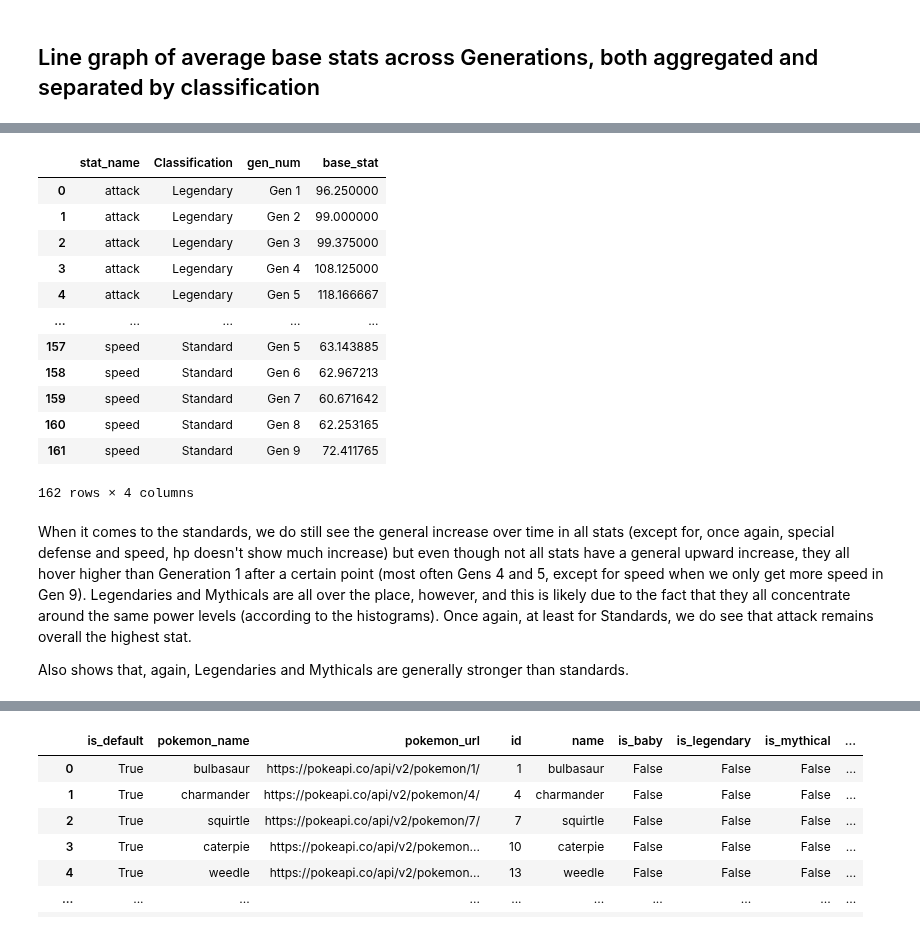
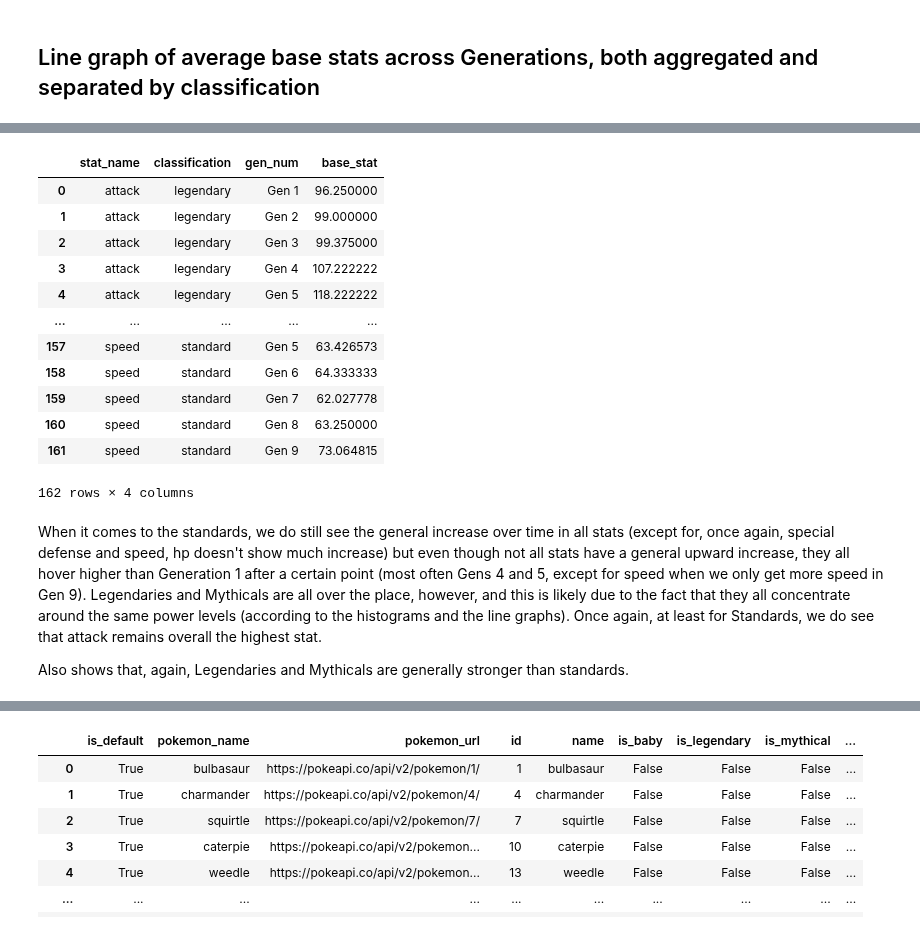
Before and after one commit to AEG-1309/me204-final-project, a Jupyter notebook: notebooks/NB03-AEG1309-Data-Analysis.ipynb, the cells around one changed output, grey strips where cells are left out. Drawn from its saved outputs; the diff is of its cells as text; code cells hidden in the pictures.

```diff
--- a/notebooks/NB03-AEG1309-Data-Analysis.ipynb
+++ b/notebooks/NB03-AEG1309-Data-Analysis.ipynb
@@ -345,0 +354,4 @@ Overall, I think the faceted histograms did the best job displaying the data.
+# %%
+df_stats = df_stats.rename(columns = {'name':'pokemon_name'})
+# %%
+merge_df = pd.merge(df_base,df_stats,how='left',on='pokemon_name').drop(columns = 'id_y').rename(columns = {'id_x':'id'})
@@ -410,24 +422,22 @@ df_stats
 # %%
 dfsc = (
-    df_stats
-    .groupby(['stat_name','Classification','gen_num'], as_index = False)
+    merge_df
+    .groupby(['stat_name','classification','gen_num'], as_index = False)
     ['base_stat'].mean()
 )
-
-dfsc
 # %% [output]
-|  | stat_name | Classification | gen_num | base_stat |
-| 0 | attack | Legendary | Gen 1 | 96.250000 |
-| 1 | attack | Legendary | Gen 2 | 99.000000 |
-| 2 | attack | Legendary | Gen 3 | 99.375000 |
-| 3 | attack | Legendary | Gen 4 | 108.125000 |
-| 4 | attack | Legendary | Gen 5 | 118.166667 |
+|  | stat_name | classification | gen_num | base_stat |
+| 0 | attack | legendary | Gen 1 | 96.250000 |
+| 1 | attack | legendary | Gen 2 | 99.000000 |
+| 2 | attack | legendary | Gen 3 | 99.375000 |
+| 3 | attack | legendary | Gen 4 | 107.222222 |
+| 4 | attack | legendary | Gen 5 | 118.222222 |
 | ... | ... | ... | ... | ... |
-| 157 | speed | Standard | Gen 5 | 63.143885 |
-| 158 | speed | Standard | Gen 6 | 62.967213 |
-| 159 | speed | Standard | Gen 7 | 60.671642 |
-| 160 | speed | Standard | Gen 8 | 62.253165 |
-| 161 | speed | Standard | Gen 9 | 72.411765 |
+| 157 | speed | standard | Gen 5 | 63.426573 |
+| 158 | speed | standard | Gen 6 | 64.333333 |
+| 159 | speed | standard | Gen 7 | 62.027778 |
+| 160 | speed | standard | Gen 8 | 63.250000 |
+| 161 | speed | standard | Gen 9 | 73.064815 |
 162 rows × 4 columns
 # %%
 base_lg_c = px.line(
@@ -450,6 +462,6 @@ base_lg_c.update_yaxes(rangemode='tozero')
 
 base_lg_c.show()
 # %% [markdown]
-When it comes to the standards, we do still see the general increase over time in all stats (except for, once again, special defense and speed, hp doesn't show much increase) but even though not all stats have a general upward increase, they all hover higher than Generation 1 after a certain point (most often Gens 4 and 5, except for speed when we only get more speed in Gen 9). Legendaries and Mythicals are all over the place, however, and this is likely due to the fact that they all concentrate around the same power levels (according to the histograms). Once again, at least for Standards, we do see that attack remains overall the highest stat.
+When it comes to the standards, we do still see the general increase over time in all stats (except for, once again, special defense and speed, hp doesn't show much increase) but even though not all stats have a general upward increase, they all hover higher than Generation 1 after a certain point (most often Gens 4 and 5, except for speed when we only get more speed in Gen 9). Legendaries and Mythicals are all over the place, however, and this is likely due to the fact that they all concentrate around the same power levels (according to the histograms and the line graphs). Once again, at least for Standards, we do see that attack remains overall the highest stat.
 
 Also shows that, again, Legendaries and Mythicals are generally stronger than standards.
```
Also changed, not shown: parts of 86 cells of this notebook.
